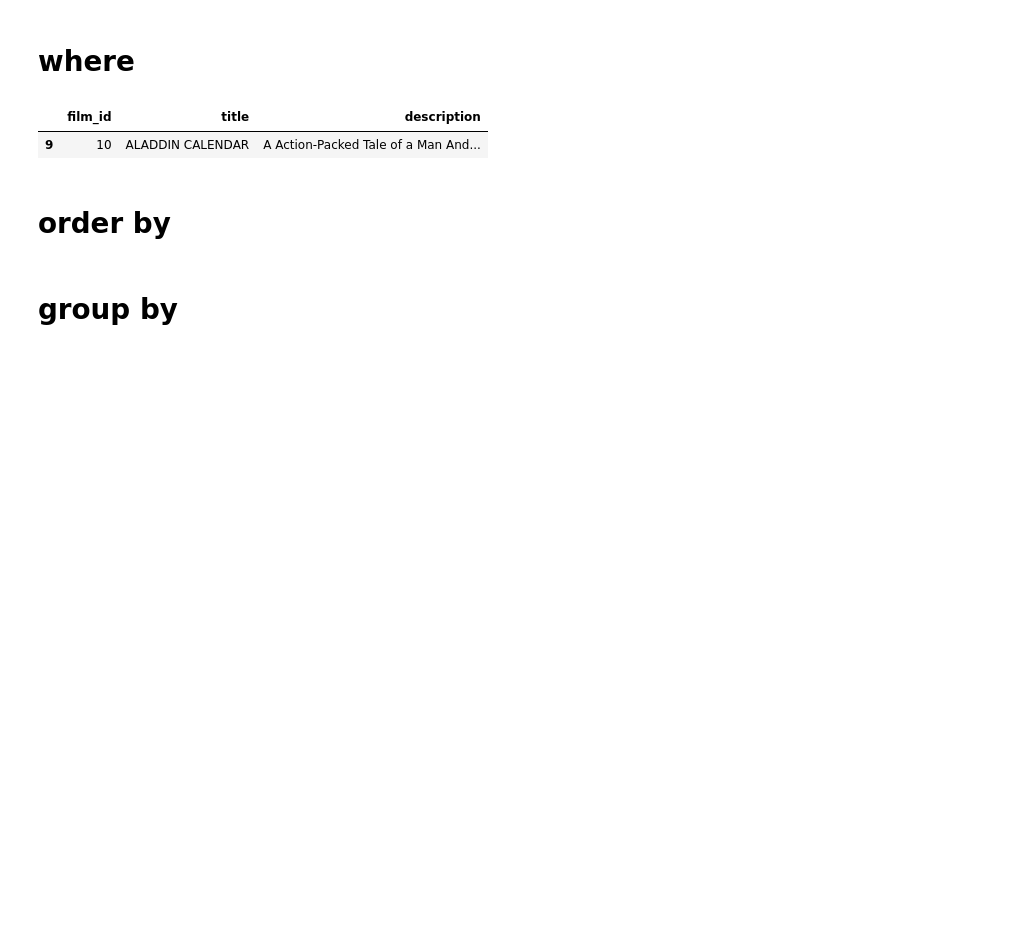
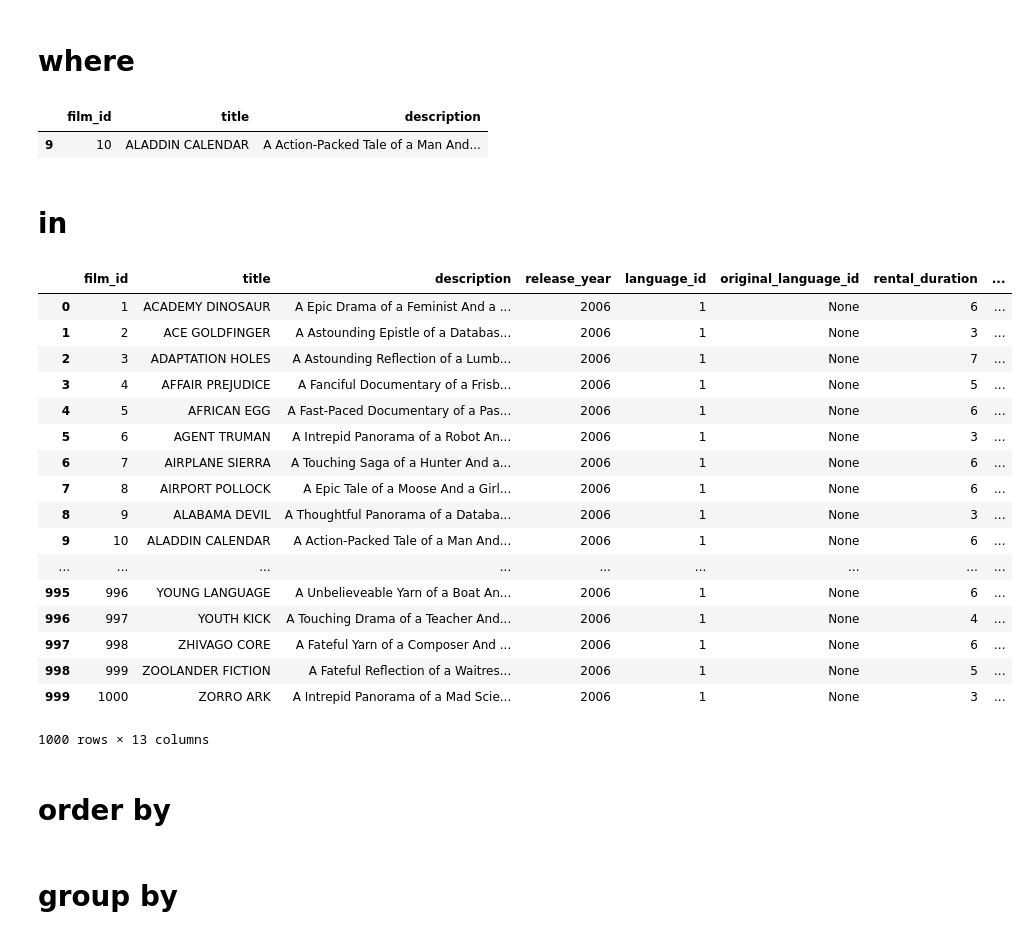
Before and after one commit to shawnz42/pandas4sqler, a Jupyter notebook: pandas4sqler.ipynb, the cells around one changed output. Drawn from its saved outputs; the diff is of its cells as text; code cells hidden in the pictures; blank space fills up the shorter version.

```diff
--- a/pandas4sqler.ipynb
+++ b/pandas4sqler.ipynb
@@ -123,6 +112,32 @@ film_df[film_df["film_id"] == 10][["film_id", "title", "description"]]
 #       and length < 120;
 
 film_df[(film_df["rental_rate"] > 2) & (film_df["length"] < 120)][["film_id", "title", "description"]]
+# %% [markdown]
+# in
+# %%
+# SELECT  * FROM sakila.film
+# where rental_duration in (3,6,7);
+
+film_df
+# %% [output]
+|  | film_id | title | description | release_year | language_id | original_language_id | rental_duration | ... |
+| 0 | 1 | ACADEMY DINOSAUR | A Epic Drama of a Feminist And a ... | 2006 | 1 | None | 6 | ... |
+| 1 | 2 | ACE GOLDFINGER | A Astounding Epistle of a Databas... | 2006 | 1 | None | 3 | ... |
+| 2 | 3 | ADAPTATION HOLES | A Astounding Reflection of a Lumb... | 2006 | 1 | None | 7 | ... |
+| 3 | 4 | AFFAIR PREJUDICE | A Fanciful Documentary of a Frisb... | 2006 | 1 | None | 5 | ... |
+| 4 | 5 | AFRICAN EGG | A Fast-Paced Documentary of a Pas... | 2006 | 1 | None | 6 | ... |
+| 5 | 6 | AGENT TRUMAN | A Intrepid Panorama of a Robot An... | 2006 | 1 | None | 3 | ... |
+| 6 | 7 | AIRPLANE SIERRA | A Touching Saga of a Hunter And a... | 2006 | 1 | None | 6 | ... |
+| 7 | 8 | AIRPORT POLLOCK | A Epic Tale of a Moose And a Girl... | 2006 | 1 | None | 6 | ... |
+| 8 | 9 | ALABAMA DEVIL | A Thoughtful Panorama of a Databa... | 2006 | 1 | None | 3 | ... |
+| 9 | 10 | ALADDIN CALENDAR | A Action-Packed Tale of a Man And... | 2006 | 1 | None | 6 | ... |
+| ... | ... | ... | ... | ... | ... | ... | ... | ... |
+| 995 | 996 | YOUNG LANGUAGE | A Unbelieveable Yarn of a Boat An... | 2006 | 1 | None | 6 | ... |
+| 996 | 997 | YOUTH KICK | A Touching Drama of a Teacher And... | 2006 | 1 | None | 4 | ... |
+| 997 | 998 | ZHIVAGO CORE | A Fateful Yarn of a Composer And ... | 2006 | 1 | None | 6 | ... |
+| 998 | 999 | ZOOLANDER FICTION | A Fateful Reflection of a Waitres... | 2006 | 1 | None | 5 | ... |
+| 999 | 1000 | ZORRO ARK | A Intrepid Panorama of a Mad Scie... | 2006 | 1 | None | 3 | ... |
+1000 rows × 13 columns
 # %% [markdown]
 # order by
 # %%
```
Also changed, not shown: parts of 6 cells of this notebook.
